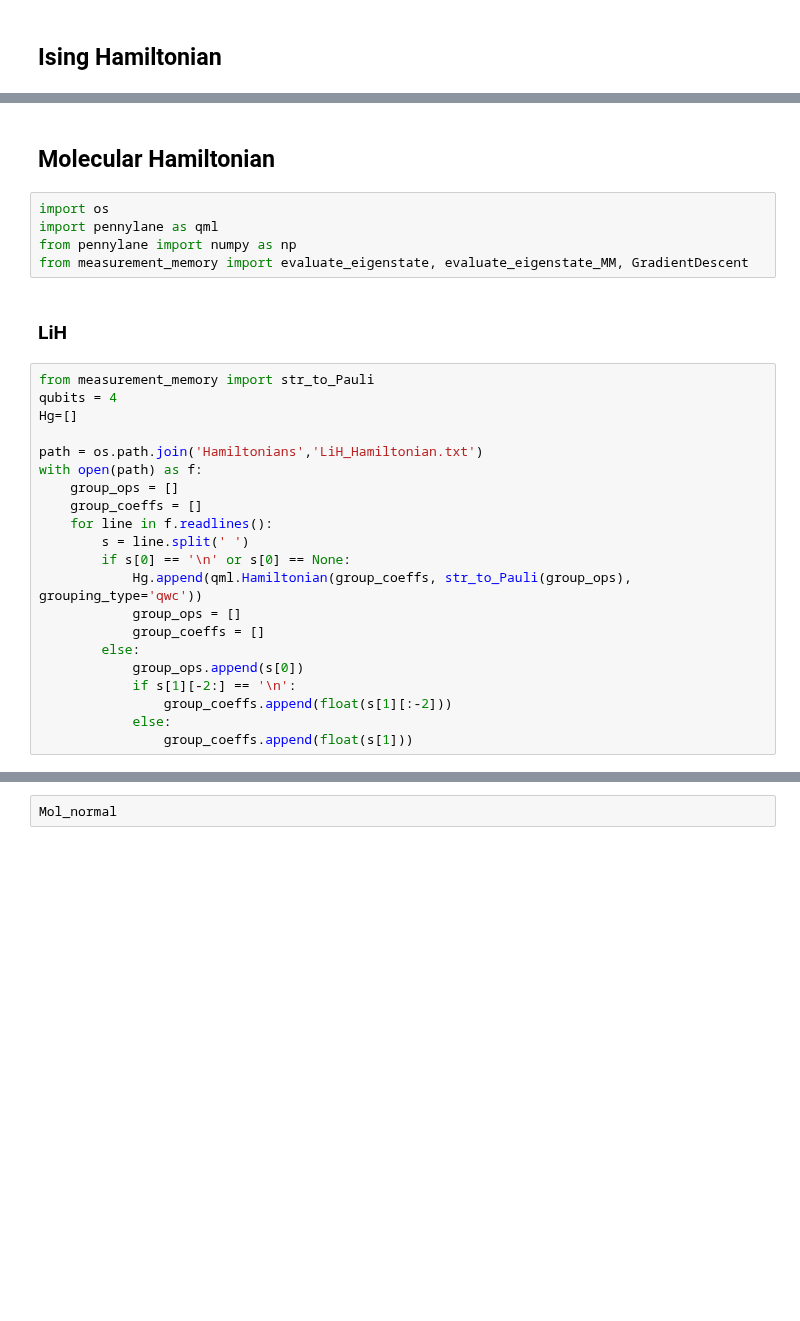
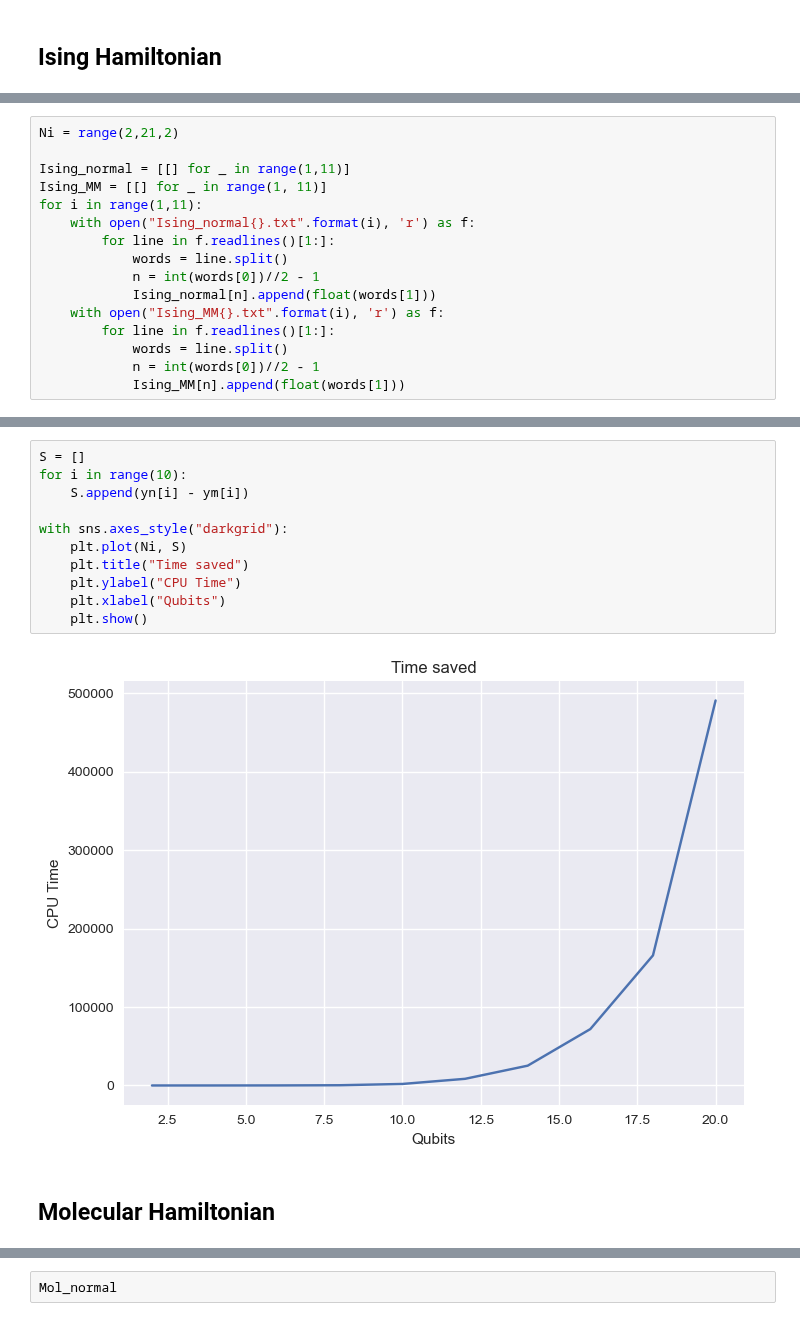
Before and after one commit to chichun-chen/Measurement_Memory, a Jupyter notebook: Numerical experments.ipynb, the cells around one changed output, grey strips where cells are left out. Drawn from its saved outputs; the diff is of its cells as text; blank space fills up the shorter version.

```diff
--- a/Numerical experments.ipynb
+++ b/Numerical experments.ipynb
@@ -150,0 +3,16 @@ Wall time: 2min 54s
+# %%
+Ni = range(2,21,2)
+
+Ising_normal = [[] for _ in range(1,11)]
+Ising_MM = [[] for _ in range(1, 11)]
+for i in range(1,11):
+    with open("Ising_normal{}.txt".format(i), 'r') as f:
+        for line in f.readlines()[1:]:
+            words = line.split()
+            n = int(words[0])//2 - 1
+            Ising_normal[n].append(float(words[1]))
+    with open("Ising_MM{}.txt".format(i), 'r') as f:
+        for line in f.readlines()[1:]:
+            words = line.split()
+            n = int(words[0])//2 - 1
+            Ising_MM[n].append(float(words[1]))
@@ -151,30 +57,15 @@ Wall time: 2min 54s
+# %%
+S = []
+for i in range(10):
+    S.append(yn[i] - ym[i])
+
+with sns.axes_style("darkgrid"):
+    plt.plot(Ni, S)
+    plt.title("Time saved")
+    plt.ylabel("CPU Time")
+    plt.xlabel("Qubits")
+    plt.show()
+# %% [output]
+[figure, added]
 # %% [markdown]
 ## Molecular Hamiltonian
-# %%
-import os
-import pennylane as qml
-from pennylane import numpy as np
-from measurement_memory import evaluate_eigenstate, evaluate_eigenstate_MM, GradientDescent
-# %% [markdown]
-### LiH
-# %%
-from measurement_memory import str_to_Pauli
-qubits = 4
-Hg=[]
-
-path = os.path.join('Hamiltonians','LiH_Hamiltonian.txt')
-with open(path) as f:
-    group_ops = []
-    group_coeffs = []
-    for line in f.readlines():
-        s = line.split(' ')
-        if s[0] == '\n' or s[0] == None:
-            Hg.append(qml.Hamiltonian(group_coeffs, str_to_Pauli(group_ops), grouping_type='qwc'))
-            group_ops = []
-            group_coeffs = []
-        else:
-            group_ops.append(s[0])
-            if s[1][-2:] == '\n':
-                group_coeffs.append(float(s[1][:-2]))
-            else:
-                group_coeffs.append(float(s[1]))
```
Also changed, not shown: parts of 60 cells of this notebook, 17 other files.
